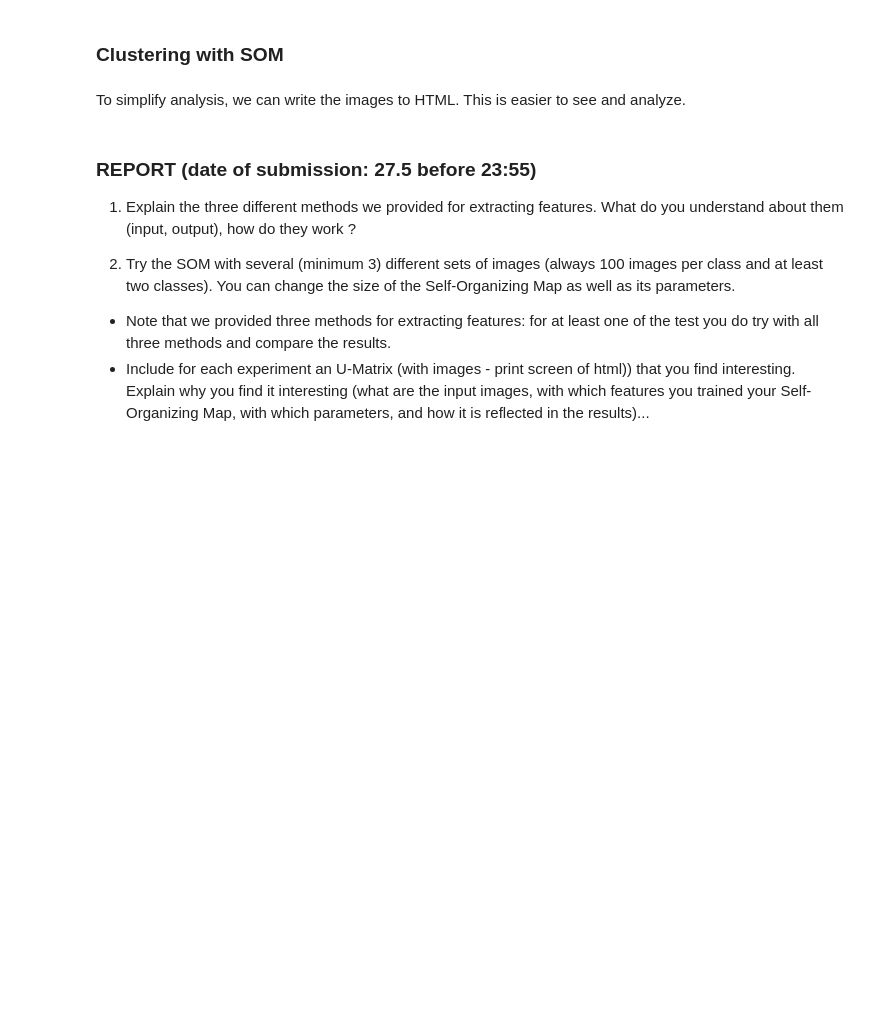
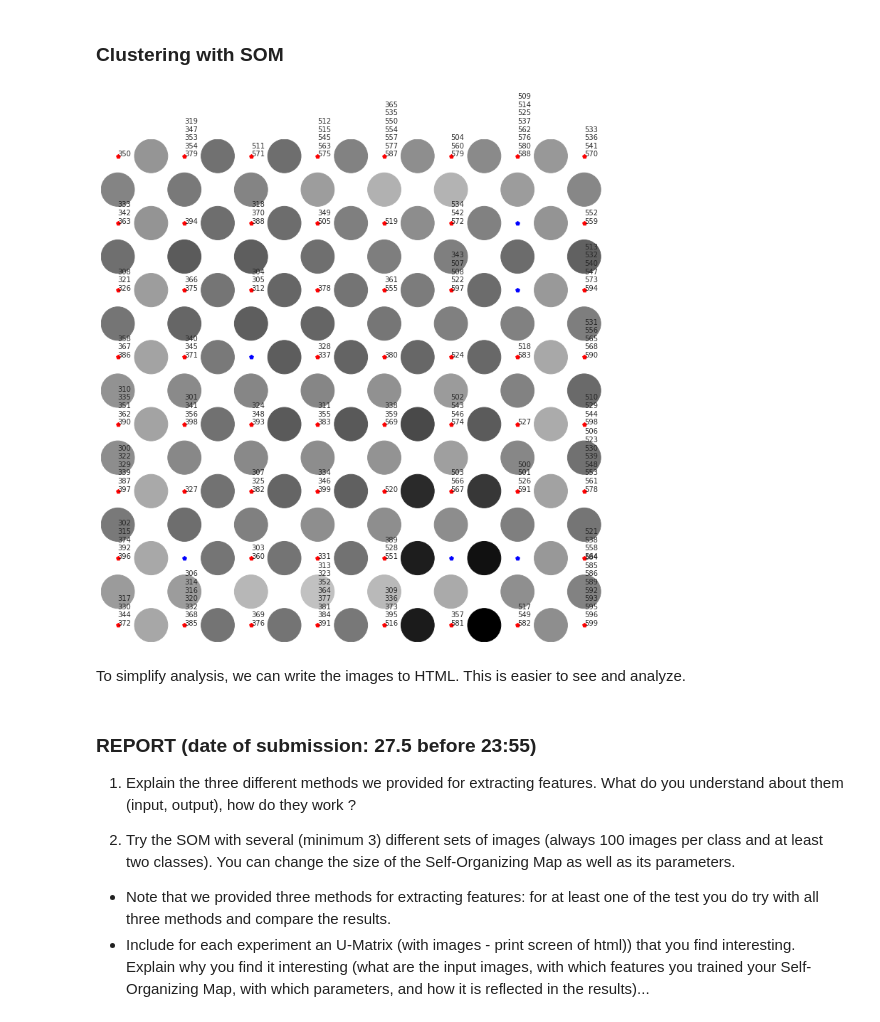
Before and after one commit to tiagoquin/mlg20-pw5, a Jupyter notebook: SOM_part2.ipynb, the cells around one changed output. Saved outputs shown, nothing was run; the diff lists cells and outputs as text; code cells hidden in the pictures; blank space fills up the shorter version.

```diff
--- a/SOM_part2.ipynb
+++ b/SOM_part2.ipynb
@@ -61,7 +68,9 @@ for index in extractor.image_indices:
 
 kmap.train(histograms, names, n_iter, learning_rate, neighborhood_size)
 # %%
-kmap.plot_umatrix(plot_empty=True, plot_names=True)
+kmap.plot_umatrix(plot_empty=True, plot_names=True,figsize=(13,13),fontsize=10)
+# %% [output]
+[figure, added]
 # %% [markdown]
 To simplify analysis, we can write the images to HTML. This is easier to see and analyze.
 # %%
```
Also changed, not shown: parts of 3 cells of this notebook, 4 other files.
